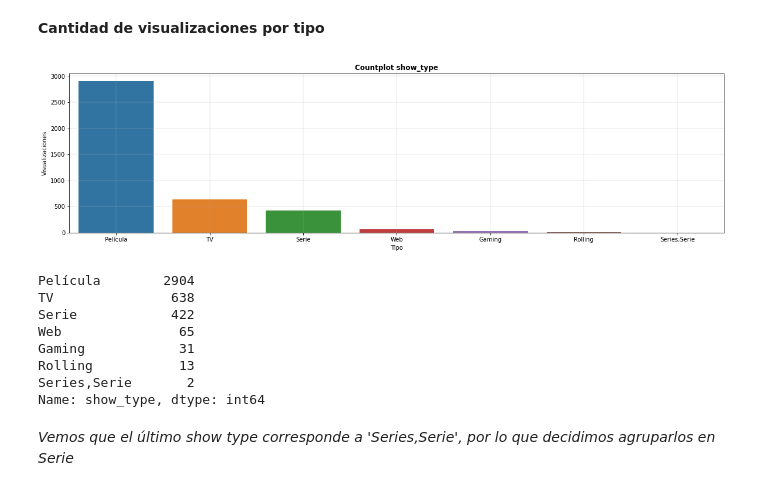
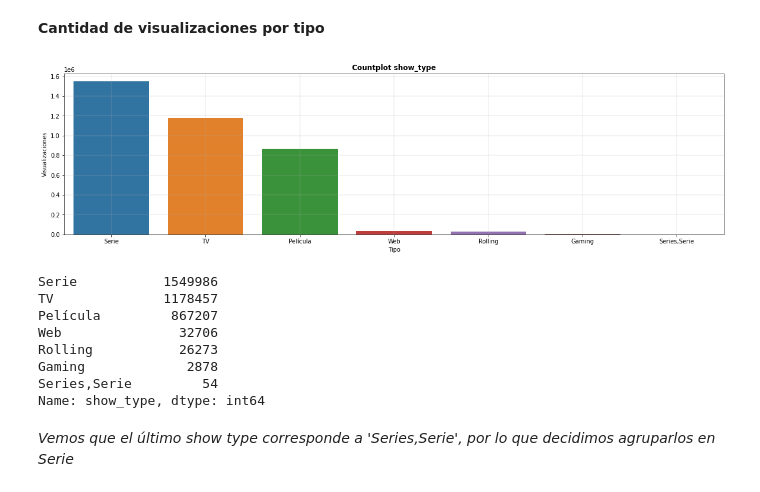
Before and after one commit to ivanjavierparra/Data-Science-Sprint-3, a Jupyter notebook: Entrega_3.ipynb, the cells around one changed output. Cells and saved outputs as stored; diff of their text form; code cells hidden in the pictures.

```diff
--- a/Entrega_3.ipynb
+++ b/Entrega_3.ipynb
@@ -541,25 +538,25 @@ df_type = df_type.drop_duplicates(subset=['content_id', 'show_type'], keep='last
 # %%
 plt.figure(figsize=(20, 5))
-ax = sns.countplot(data=df_type, x='show_type', order=df_type['show_type'].value_counts().iloc[:30].index)
+ax = sns.countplot(data=df, x='show_type', order=df['show_type'].value_counts().iloc[:30].index)
 # for container in ax.containers:
   #  ax.bar_label(container)
 plt.xlabel('Tipo')
 plt.ylabel('Visualizaciones')
 plt.grid(linewidth=0.3)
 plt.title('Countplot show_type', fontdict={'fontsize': 12,'fontweight':'bold'})
 plt.show()
 # %% [output]
-[figure, old version]
+[figure, new version]
 # %%
-df_type.show_type.value_counts()
+df.show_type.value_counts()
 # %% [output]
-Película        2904
-TV               638
-Serie            422
-Web               65
-Gaming            31
-Rolling           13
-Series,Serie       2
+Serie           1549986
+TV              1178457
+Película         867207
+Web               32706
+Rolling           26273
+Gaming             2878
+Series,Serie         54
 Name: show_type, dtype: int64
 # %% [markdown]
 <i>Vemos que el último show type corresponde a 'Series,Serie', por lo que decidimos agruparlos en Serie</i>
```
Also changed, not shown: parts of 3 cells of this notebook.
